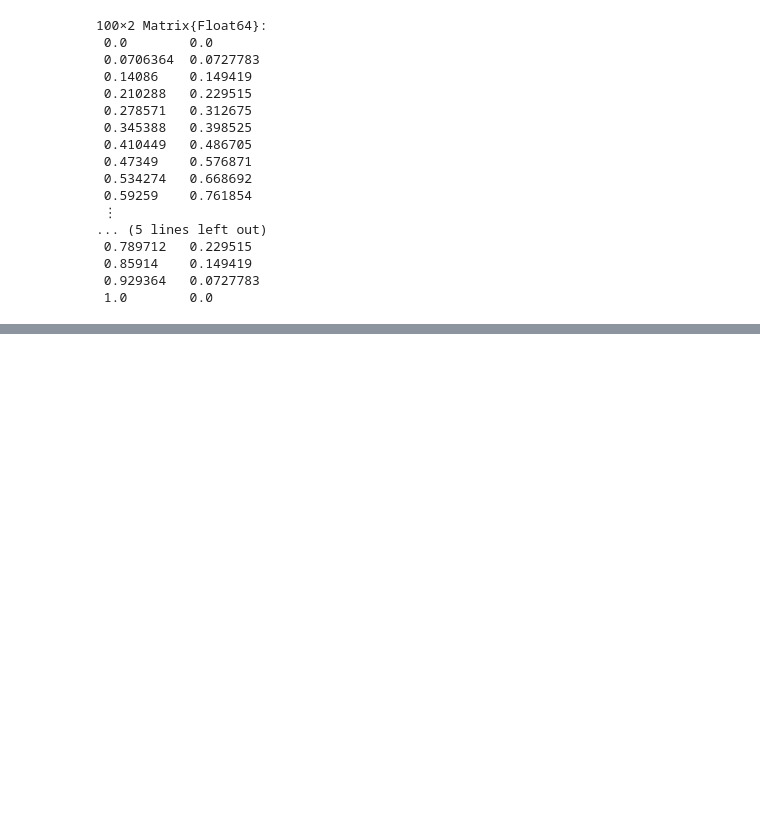
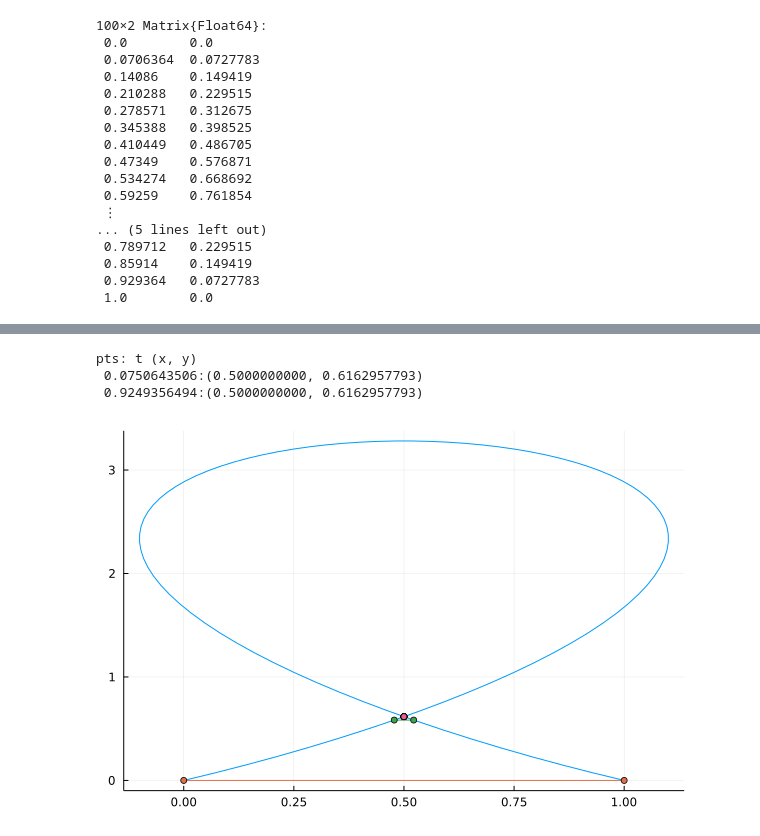
Before and after one commit to realdragonturtle/num-mat, a Jupyter notebook: src/hw3.ipynb, the cells around one changed output, grey strips where cells are left out. Cells and saved outputs as stored; diff of their text form; code cells hidden in the pictures; blank space fills up the shorter version.

```diff
--- a/src/hw3.ipynb
+++ b/src/hw3.ipynb
@@ -126,5 +130,5 @@ deCasteljau (generic function with 1 method)
 # %%
-x = rec_bez(pts_, 100)
+x = rec_bez(pts_, its)
 # %% [output]
 100×2 Matrix{Float64}:
  0.0        0.0
@@ -150,0 +201,22 @@ plot!(x[:, 1], x[:, 2])
+# %%
+# f(t, s) = [x[t,1] - x[s,1], x[t,2] - x[s,2]]
+# Jf(t, s) = [dx[t,1]  -dx[s,1]; dx[t,2]  -dx[s,2]]
+plot(x[:, 1], x[:, 2])
+t0 = 0; s0 = 1
+x1, y1 = deCasteljau(t0, pts_)
+x2, y2 = deCasteljau(s0, pts_)
+plot!([x1, x2], [y1, y2], marker=:circle)
+for i=1:5
+  t0, s0 = [t0, s0] - Jf(t0, s0, pts_dx)\f(t0, s0, pts_)
+  x1, y1 = deCasteljau(t0, pts_)
+  x2, y2 = deCasteljau(s0, pts_)
+  plot!([x1, x2], [y1, y2], marker=:circle)
+end
+@printf("pts: t (x, y)\n %.10f:(%.10f, %.10f)\n %.10f:(%.10f, %.10f)", t0, x1, y1, s0, x2, y2)
+
+plot!(legend=false)
+# %% [output]
+pts: t (x, y)
+ 0.0750643506:(0.5000000000, 0.6162957793)
+ 0.9249356494:(0.5000000000, 0.6162957793)
+[figure, added]
```
Also changed, not shown: parts of 10 cells of this notebook, 1 other file.
